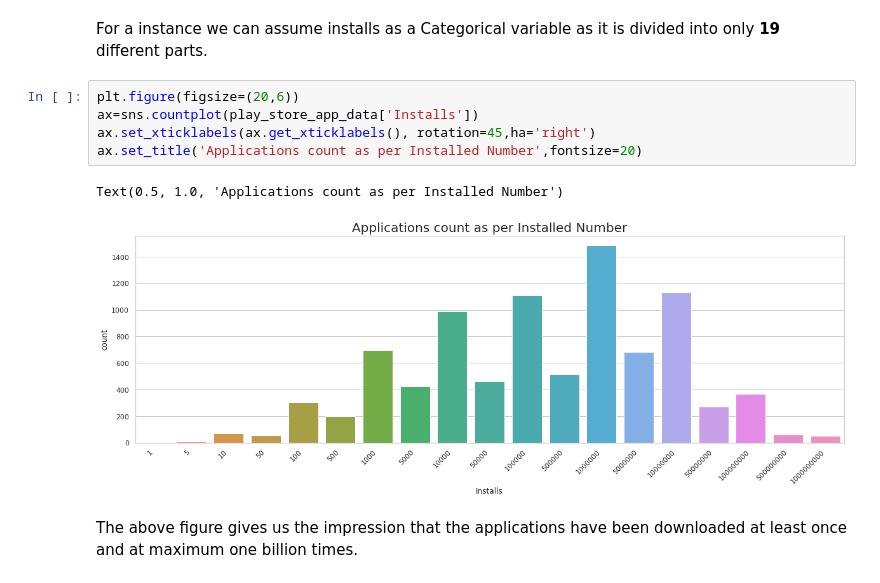
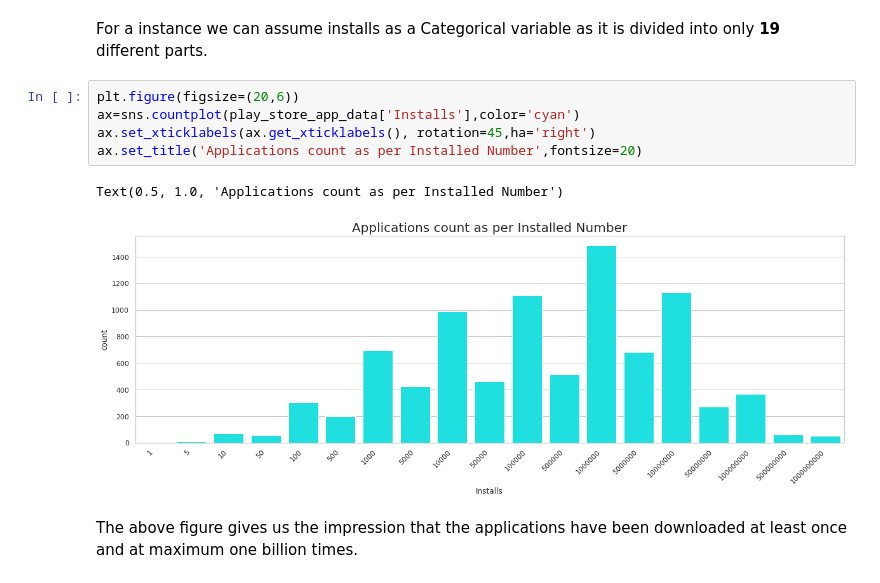
Before and after one commit to S-Deshmukh46/Play_Store_App_Review, a Jupyter notebook: Play_Store_App_Review_Analysis_Capstone_Project(Sourabh).ipynb, the cells around one changed output. Saved outputs shown, nothing was run; the diff lists cells and outputs as text.

```diff
--- a/Play_Store_App_Review_Analysis_Capstone_Project(Sourabh).ipynb
+++ b/Play_Store_App_Review_Analysis_Capstone_Project(Sourabh).ipynb
@@ -354,12 +354,12 @@ Total number of descrete categories in the feature install is 19
 For a instance we can assume installs as a Categorical variable as it is divided into only **19** different parts.
 # %%
 plt.figure(figsize=(20,6))
-ax=sns.countplot(play_store_app_data['Installs'])
+ax=sns.countplot(play_store_app_data['Installs'],color='cyan')
 ax.set_xticklabels(ax.get_xticklabels(), rotation=45,ha='right')
 ax.set_title('Applications count as per Installed Number',fontsize=20)
 # %% [output]
 Text(0.5, 1.0, 'Applications count as per Installed Number')
-[figure, old version]
+[figure, new version]
 # %% [markdown]
 The above figure gives us the impression that the applications have been downloaded at least once and at maximum one billion times.
 # %%
```
Also changed, not shown: parts of 23 cells of this notebook.
